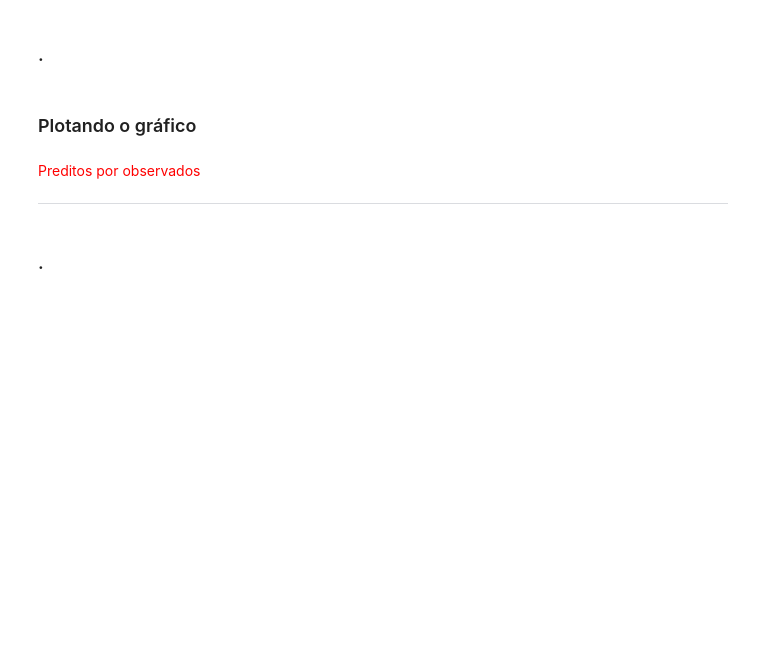
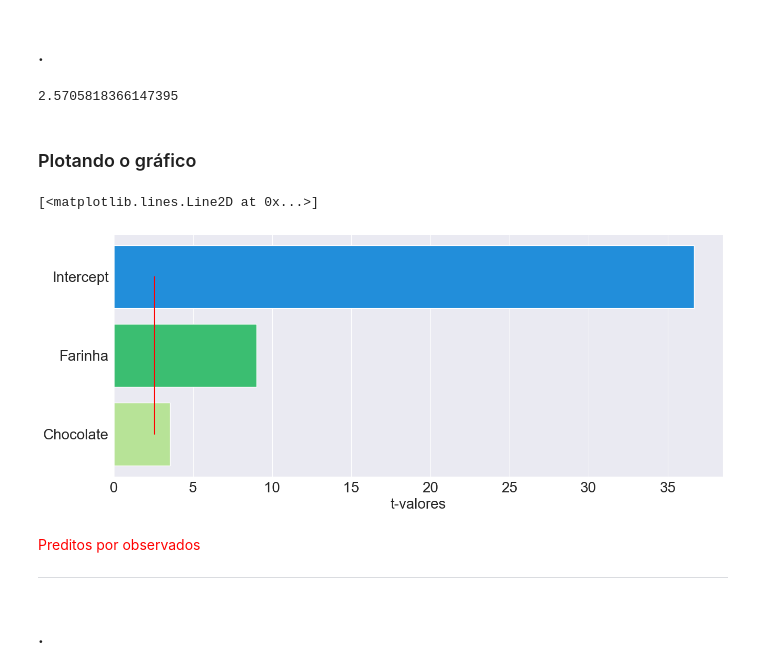
Before and after one commit to wcotta/alura, a Jupyter notebook: Formação Data Science/Modulo IV/Teste Estatistico com Python/Planejamento_experimentos_aula.ipynb, the cells around one changed output. Drawn from its saved outputs; the diff is of its cells as text; code cells hidden in the pictures; blank space fills up the shorter version.

```diff
--- a/Formação Data Science/Modulo IV/Teste Estatistico com Python/Planejamento_experimentos_aula.ipynb
+++ b/Formação Data Science/Modulo IV/Teste Estatistico com Python/Planejamento_experimentos_aula.ipynb
@@ -420,3 +444,5 @@ pareto.plot(limite, nome, 'red' )
 <p style='margin: 30px 30px;'>
 
 <hr style = 'border: 1px solid purple;'>
+# %%
+t_valores2 = modelo_ajustado2.tvalues
@@ -422,0 +456,2 @@ pareto.plot(limite, nome, 'red' )
+# %%
+nome = t_valores2.index.tolist()
@@ -423,7 +462,24 @@ pareto.plot(limite, nome, 'red' )
 # %% [markdown]
 ### .
+# %%
+dist = stats.t(df = 5)
+# %%
+dist.ppf(0.975)
+# %% [output]
+2.5705818366147395
+# %%
+limite = [dist.ppf(0.975)] * len(nome)
 # %% [markdown]
 ### Plotando o gráfico
+# %%
+pareto =sns.barplot(x= t_valores2, y = nome)
+pareto.figure.set_size_inches(15,6)
+pareto.tick_params(labelsize = 20)
+pareto.set_xlabel('t-valores', fontsize = 20)
+pareto.plot(limite, nome, 'red' )
+# %% [output]
+[<matplotlib.lines.Line2D at 0x...>]
+[figure, added]
 # %% [markdown]
 <font color='red' style='font-size: 30px;'> Preditos por observados  </font>
 <hr style='border: 2px solid red;'>
```
Also changed, not shown: parts of 15 cells of this notebook.
